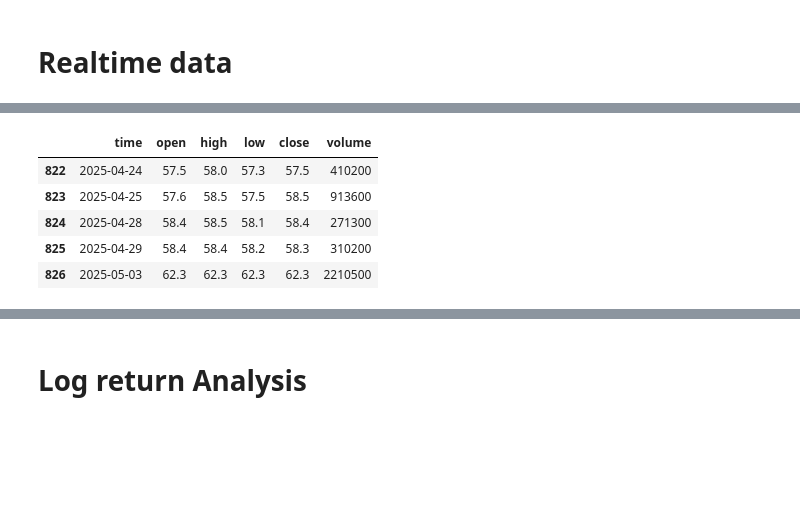
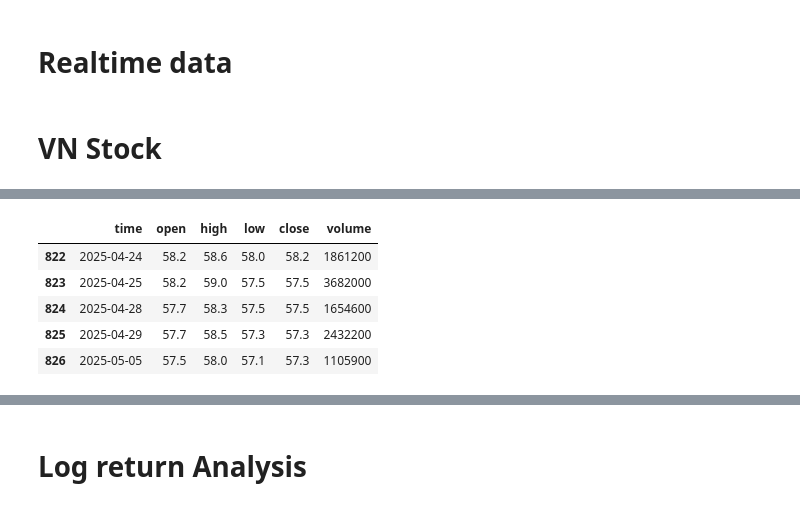
Before and after one commit to thangtm58/trading_algorithm, a Jupyter notebook: ssi.ipynb, the cells around one changed output, grey strips where cells are left out. Cells and saved outputs as stored; diff of their text form; code cells hidden in the pictures; blank space fills up the shorter version.

```diff
--- a/ssi.ipynb
+++ b/ssi.ipynb
@@ -163,9 +164,13 @@ for _ in range(75):
     fig.data[0].x = times
     fig.data[0].y = prices
     time.sleep(2)
+# %% [markdown]
+# VN Stock
 # %%
 from vnstock import Vnstock
-stock = Vnstock().stock(symbol='GAS', source='VCI')
-stk = stock.quote.history(start='2022-01-01', end='2025-05-28', to_df=True)
+
+symbol = 'VCB'
+stock = Vnstock().stock(symbol=symbol, source='VCI')
+stk = stock.quote.history(start='2022-01-01', end=datetime.today().strftime("%Y-%m-%d"), to_df=True)
 stk.tail()
 # %% [output]
@@ -173,9 +177,9 @@ stk.tail()
 |  | time | open | high | low | close | volume |
-| 822 | 2025-04-24 | 57.5 | 58.0 | 57.3 | 57.5 | 410200 |
-| 823 | 2025-04-25 | 57.6 | 58.5 | 57.5 | 58.5 | 913600 |
-| 824 | 2025-04-28 | 58.4 | 58.5 | 58.1 | 58.4 | 271300 |
-| 825 | 2025-04-29 | 58.4 | 58.4 | 58.2 | 58.3 | 310200 |
-| 826 | 2025-05-03 | 62.3 | 62.3 | 62.3 | 62.3 | 2210500 |
+| 822 | 2025-04-24 | 58.2 | 58.6 | 58.0 | 58.2 | 1861200 |
+| 823 | 2025-04-25 | 58.2 | 59.0 | 57.5 | 57.5 | 3682000 |
+| 824 | 2025-04-28 | 57.7 | 58.3 | 57.5 | 57.5 | 1654600 |
+| 825 | 2025-04-29 | 57.7 | 58.5 | 57.3 | 57.3 | 2432200 |
+| 826 | 2025-05-05 | 57.5 | 58.0 | 57.1 | 57.3 | 1105900 |
 # %%
 # Plot
 plt.figure(figsize=(10, 5))
```
Also changed, not shown: parts of 10 cells of this notebook.
